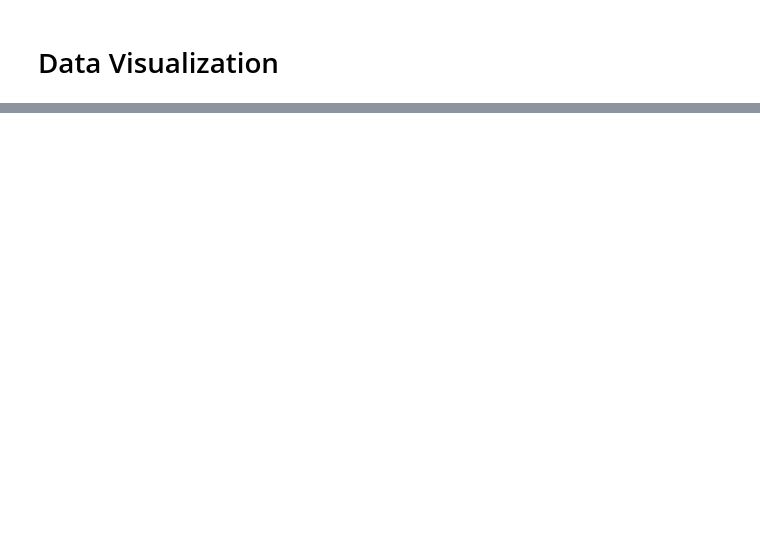
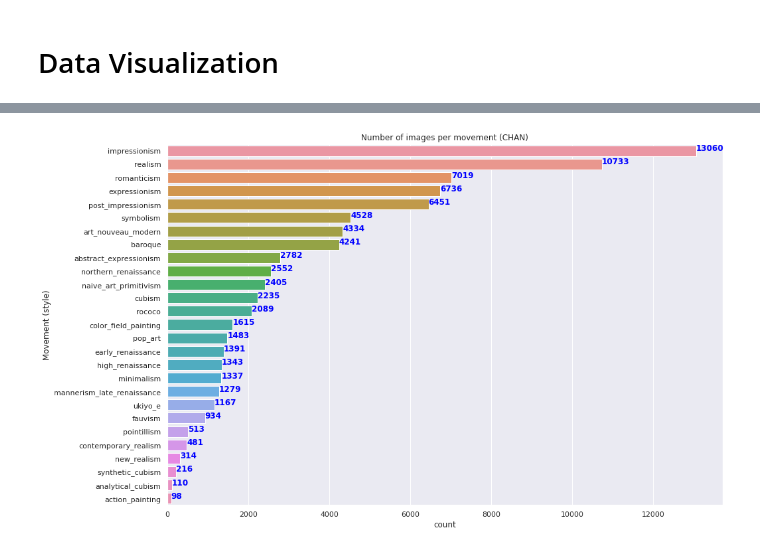
Before and after one commit to gregoirelafay/neural-art, a Jupyter notebook: notebooks/gregoire_data_preparation.ipynb, the cells around one changed output, grey strips where cells are left out. Drawn from its saved outputs; the diff is of its cells as text; code cells hidden in the pictures; blank space fills up the shorter version.

```diff
--- a/notebooks/gregoire_data_preparation.ipynb
+++ b/notebooks/gregoire_data_preparation.ipynb
@@ -22,2 +23,3 @@ output_path = "../raw_data/wikiart"
 # %%
-data = get_data(csv_path, image_path)
+data_full = get_data(chan_csv_path, chan_image_path, rm_image_duplicate=False)
+data_full.shape
@@ -104,14 +139,16 @@ ax.set_ylabel("Movement (style)");
 # %%
 fig, ax = plt.subplots(1,1,figsize=(15,10));
-sns.countplot(data=dataset, y="movement",
-              order = dataset['movement'].value_counts().index,
+sns.countplot(data=data_full, y="movement",
+              order = data_full['movement'].value_counts().index,
               ax=ax);
 
-for i, v in enumerate(dataset["movement"].value_counts().values):
+for i, v in enumerate(data_full["movement"].value_counts().values):
     ax.text(v, i , str(v), color='blue', fontweight='bold')
 
-ax.set_title("Number of images per merged movement");
+ax.set_title("Number of images per movement (CHAN)");
 ax.set_ylabel("Movement (style)");
+# %% [output]
+[figure, added]
 # %%
 fig, ax = plt.subplots(1,1,figsize=(15,10));
 sns.countplot(data=data, y="genre",
```
Also changed, not shown: parts of 11 cells of this notebook.
